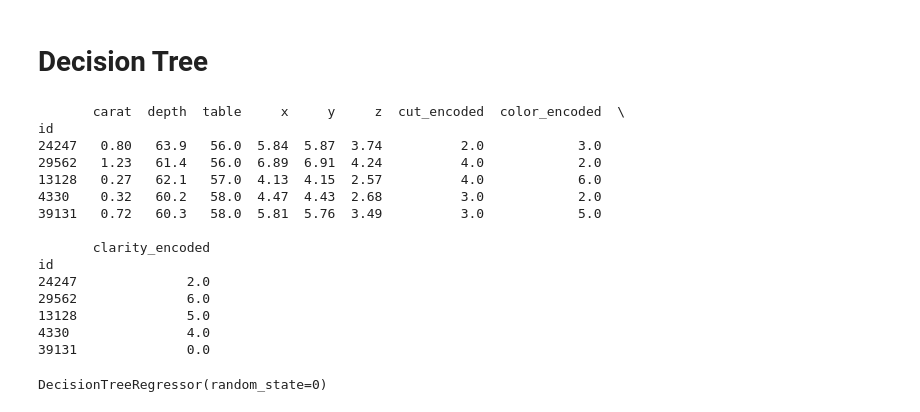
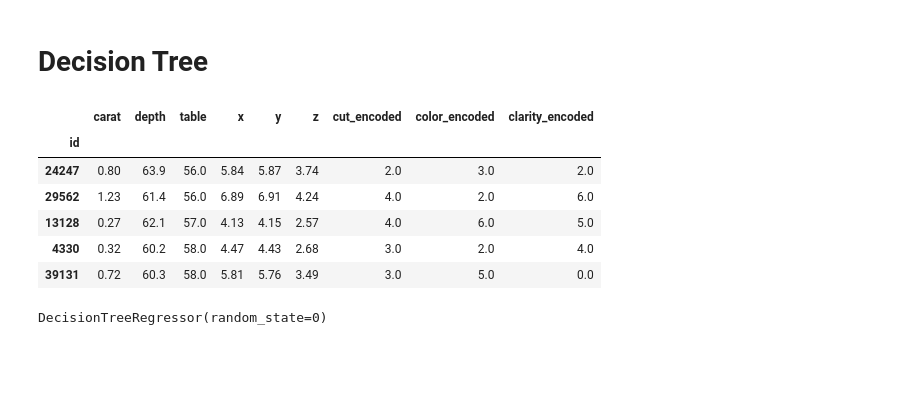
Before and after one commit to Stefy-Castillo/Kaggle_competition, a Jupyter notebook: 02_cuadernos/06_Modelado.ipynb, the cells around one changed output. Drawn from its saved outputs; the diff is of its cells as text; code cells hidden in the pictures; blank space fills up the shorter version.

```diff
--- a/02_cuadernos/06_Modelado.ipynb
+++ b/02_cuadernos/06_Modelado.ipynb
@@ -60,25 +60,17 @@ X_train, X_test, y_train, y_test = train_test_split(X, y, train_size   = 0.8, ra
 # %%
 # Eliminar las columnas categóricas originales de los datos de entrenamiento
 X_train = X_train.drop(columns=['cut', 'color', 'clarity'])
 
 # Verificar que las columnas se hayan eliminado correctamente
-print(X_train.head())
+X_train.head()
 # %% [output]
-       carat  depth  table     x     y     z  cut_encoded  color_encoded  \
-id
-24247   0.80   63.9   56.0  5.84  5.87  3.74          2.0            3.0
-29562   1.23   61.4   56.0  6.89  6.91  4.24          4.0            2.0
-13128   0.27   62.1   57.0  4.13  4.15  2.57          4.0            6.0
-4330    0.32   60.2   58.0  4.47  4.43  2.68          3.0            2.0
-39131   0.72   60.3   58.0  5.81  5.76  3.49          3.0            5.0
-
-       clarity_encoded
-id
-24247              2.0
-29562              6.0
-13128              5.0
-4330               4.0
-39131              0.0
+|  | carat | depth | table | x | y | z | cut_encoded | color_encoded | clarity_encoded |
+| id |  |  |  |  |  |  |  |  |  |
+| 24247 | 0.80 | 63.9 | 56.0 | 5.84 | 5.87 | 3.74 | 2.0 | 3.0 | 2.0 |
+| 29562 | 1.23 | 61.4 | 56.0 | 6.89 | 6.91 | 4.24 | 4.0 | 2.0 | 6.0 |
+| 13128 | 0.27 | 62.1 | 57.0 | 4.13 | 4.15 | 2.57 | 4.0 | 6.0 | 5.0 |
+| 4330 | 0.32 | 60.2 | 58.0 | 4.47 | 4.43 | 2.68 | 3.0 | 2.0 | 4.0 |
+| 39131 | 0.72 | 60.3 | 58.0 | 5.81 | 5.76 | 3.49 | 3.0 | 5.0 | 0.0 |
 # %%
 # create a regressor object
 regressor = DecisionTreeRegressor(random_state = 0)
```
Also changed, not shown: parts of 16 cells of this notebook, 3 other files.
